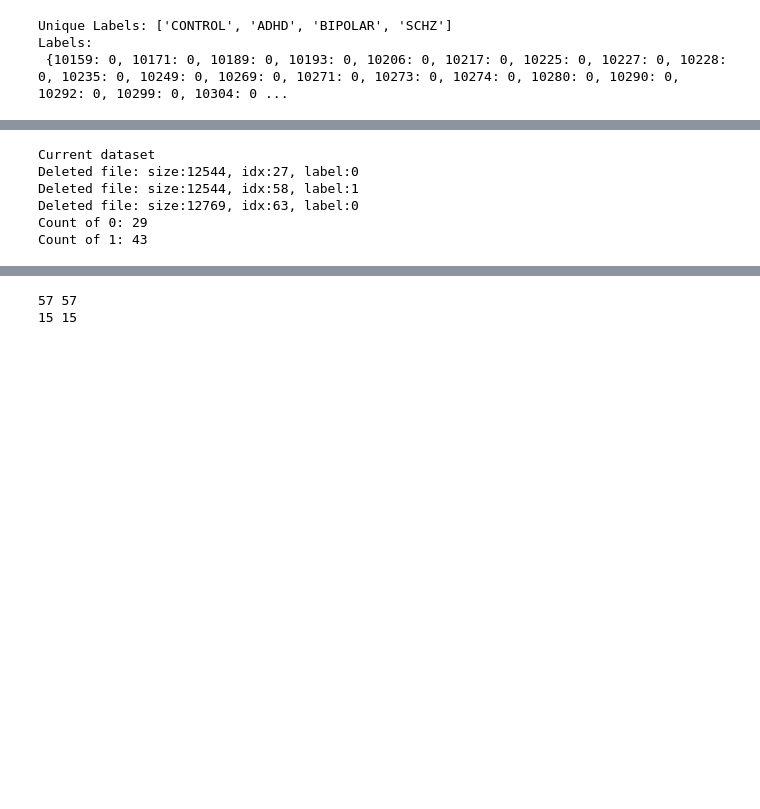
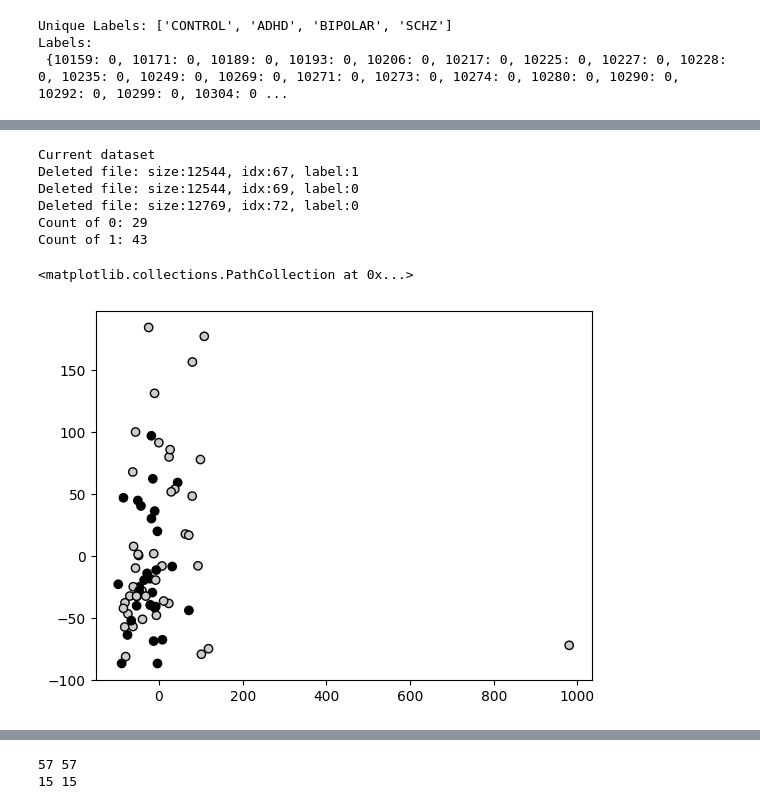
Before and after one commit to MichalZelasko/MLATNAN, a Jupyter notebook: ml.ipynb, the cells around one changed output, grey strips where cells are left out. Saved outputs shown, nothing was run; the diff lists cells and outputs as text; code cells hidden in the pictures; blank space fills up the shorter version.

```diff
--- a/ml.ipynb
+++ b/ml.ipynb
@@ -83,10 +84,24 @@ unique_values = set(target)
 for val in unique_values:
     count = target.count(val)
     print(f"Count of {val}: {count}")
+count_1 = target.count(0)
+count_2 = target.count(1)
 # %% [output]
 Current dataset
-Deleted file: size:12544, idx:27, label:0
-Deleted file: size:12544, idx:58, label:1
-Deleted file: size:12769, idx:63, label:0
+Deleted file: size:12544, idx:67, label:1
+Deleted file: size:12544, idx:69, label:0
+Deleted file: size:12769, idx:72, label:0
 Count of 0: 29
 Count of 1: 43
+# %%
+from sklearn.decomposition import PCA
+import matplotlib.pyplot as plt
+
+decompose = PCA(n_components=2)
+decompose.fit(data)
+data_2d = decompose.transform(data)
+
+plt.scatter(data_2d[:, 0], data_2d[:, 1], c=target, cmap=plt.cm.nipy_spectral, edgecolor="k")
+# %% [output]
+<matplotlib.collections.PathCollection at 0x...>
+[figure, added]
```
Also changed, not shown: parts of 6 cells of this notebook.
